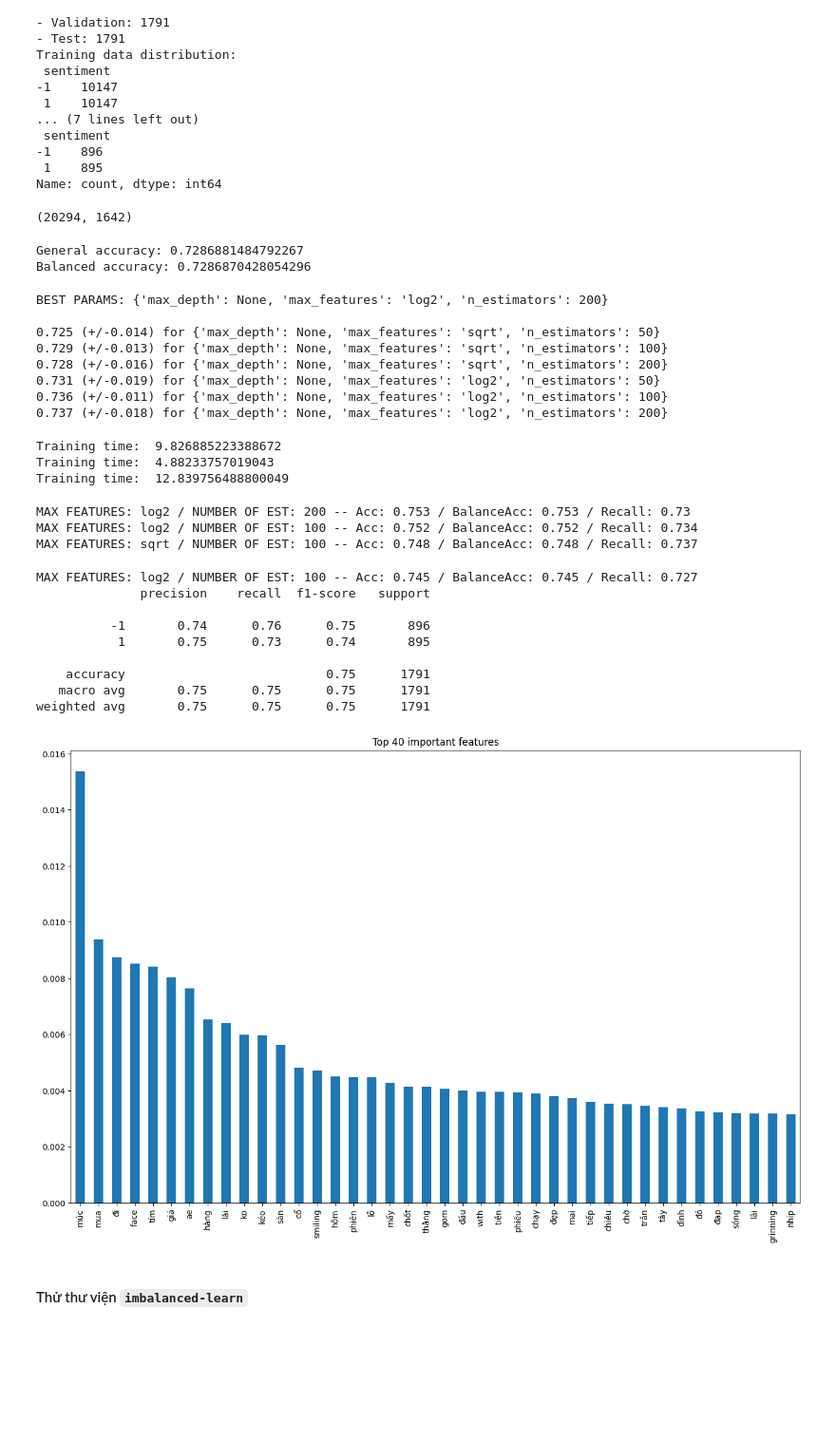
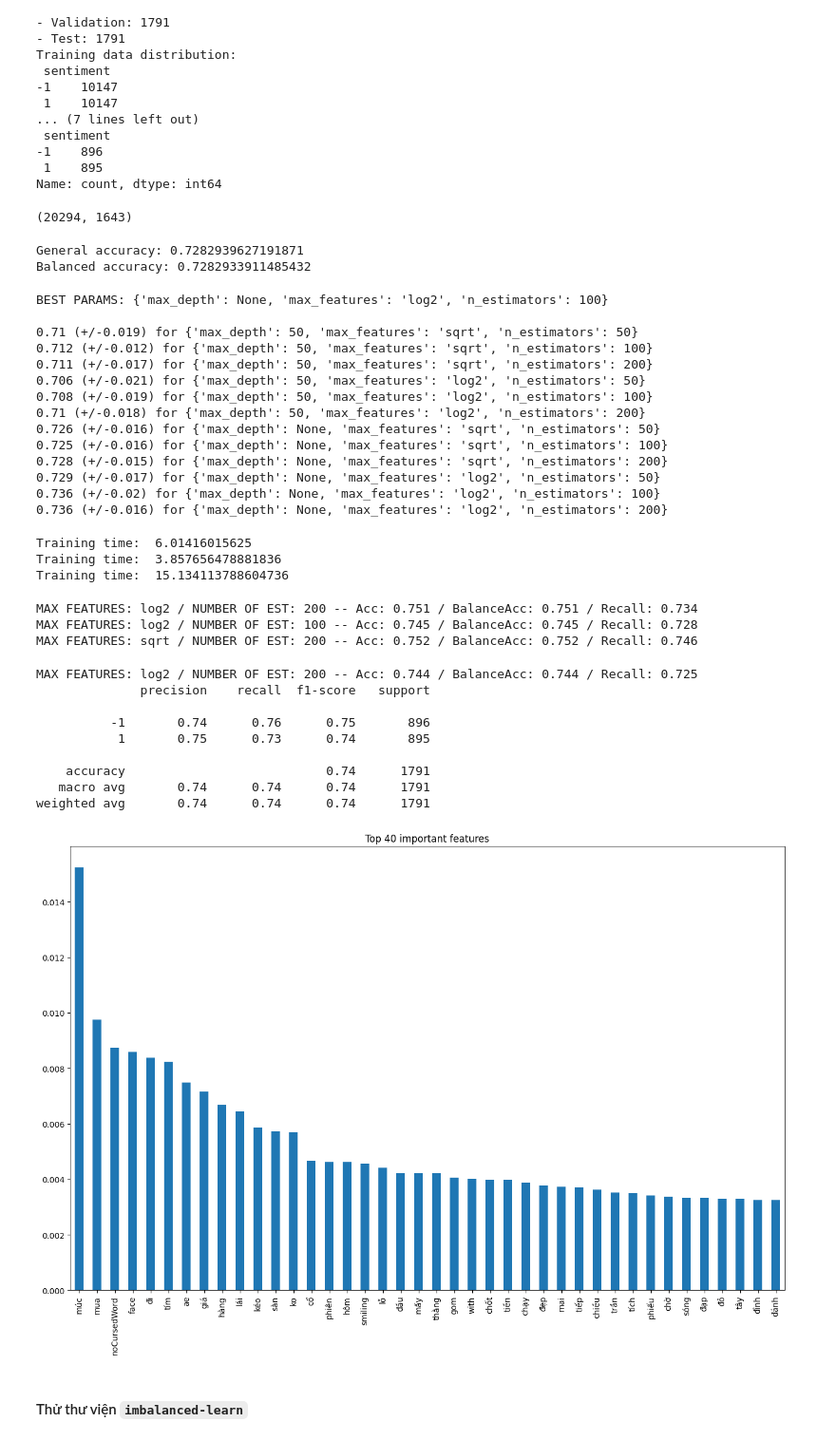
Before and after one commit to Legend0fHell/ait2006-data-processing-final, a Jupyter notebook: sentiment_v2.ipynb, the cells around one changed output. Shown: that part at 95% size. Cells and saved outputs as stored; diff of their text form; code cells hidden in the pictures; blank space fills up the shorter version.

Commit message:
fix: added curse word into features list

```diff
--- a/sentiment_v2.ipynb
+++ b/sentiment_v2.ipynb
@@ -193,11 +193,13 @@ tfidf_vect_fitted=tfidf.fit(posts_after_cleaned_orig['originalContent'])
 
 # Vectorize the training data
 X_train=vectorize(X_train_pre['originalContent'],tfidf_vect_fitted)
+X_train['noCursedWord'] = X_train_pre['noCursedWord']
+
 y_train=y_train_pre.copy()
 
 X_train.shape
 # %% [output]
-(20294, 1642)
+(20294, 1643)
 # %%
 def print_results(results):
     print('BEST PARAMS: {}\n'.format(results.best_params_))
@@ -218,8 +220,8 @@ cv_res = cross_validate(rf, X_train, y_train, scoring=scoring)
 print(f"General accuracy: {cv_res["test_accuracy"].mean()}")
 print(f"Balanced accuracy: {cv_res["test_balanced_accuracy"].mean()}")
 # %% [output]
-General accuracy: 0.7286881484792267
-Balanced accuracy: 0.7286870428054296
+General accuracy: 0.7282939627191871
+Balanced accuracy: 0.7282933911485432
 # %%
 # Hyperparameter tuning with GridSearchCV
 from sklearn.model_selection import GridSearchCV
@@ -228,25 +230,28 @@ rf = RandomForestClassifier()
 parameters = {
     'n_estimators': [50,100,200],
     'max_features': ['sqrt', 'log2'],
-    'max_depth': [None]
+    'max_depth': [50,None]
 }
 
 cv = GridSearchCV(rf,parameters, n_jobs=-1)
 
-X_val=vectorize(X_val_pre['originalContent'], tfidf_vect_fitted)
-y_val=y_val_pre.copy()
-
 cv.fit(X_train,y_train.values.ravel())
 print_results(cv)
 # %% [output]
-BEST PARAMS: {'max_depth': None, 'max_features': 'log2', 'n_estimators': 200}
+BEST PARAMS: {'max_depth': None, 'max_features': 'log2', 'n_estimators': 100}
 
-0.725 (+/-0.014) for {'max_depth': None, 'max_features': 'sqrt', 'n_estimators': 50}
-0.729 (+/-0.013) for {'max_depth': None, 'max_features': 'sqrt', 'n_estimators': 100}
-0.728 (+/-0.016) for {'max_depth': None, 'max_features': 'sqrt', 'n_estimators': 200}
-0.731 (+/-0.019) for {'max_depth': None, 'max_features': 'log2', 'n_estimators': 50}
-0.736 (+/-0.011) for {'max_depth': None, 'max_features': 'log2', 'n_estimators': 100}
-0.737 (+/-0.018) for {'max_depth': None, 'max_features': 'log2', 'n_estimators': 200}
+0.71 (+/-0.019) for {'max_depth': 50, 'max_features': 'sqrt', 'n_estimators': 50}
+0.712 (+/-0.012) for {'max_depth': 50, 'max_features': 'sqrt', 'n_estimators': 100}
+0.711 (+/-0.017) for {'max_depth': 50, 'max_features': 'sqrt', 'n_estimators': 200}
+0.706 (+/-0.021) for {'max_depth': 50, 'max_features': 'log2', 'n_estimators': 50}
+0.708 (+/-0.019) for {'max_depth': 50, 'max_features': 'log2', 'n_estimators': 100}
+0.71 (+/-0.018) for {'max_depth': 50, 'max_features': 'log2', 'n_estimators': 200}
+0.726 (+/-0.016) for {'max_depth': None, 'max_features': 'sqrt', 'n_estimators': 50}
+0.725 (+/-0.016) for {'max_depth': None, 'max_features': 'sqrt', 'n_estimators': 100}
+0.728 (+/-0.015) for {'max_depth': None, 'max_features': 'sqrt', 'n_estimators': 200}
+0.729 (+/-0.017) for {'max_depth': None, 'max_features': 'log2', 'n_estimators': 50}
+0.736 (+/-0.02) for {'max_depth': None, 'max_features': 'log2', 'n_estimators': 100}
+0.736 (+/-0.016) for {'max_depth': None, 'max_features': 'log2', 'n_estimators': 200}
 # %%
 # Evaluate the model with optimal hyperparameters, using the validation set
 import time
@@ -268,20 +273,21 @@ end = time.time()
 print("Training time: ", end - start)
 
 start = time.time()
-rf3 = RandomForestClassifier(n_estimators=100, max_features = 'sqrt', max_depth=None, n_jobs=-1)
+rf3 = RandomForestClassifier(n_estimators=200, max_features = 'sqrt', max_depth=None, n_jobs=-1)
 rf3.fit(X_train, y_train.values.ravel())
 end = time.time()
 
 print("Training time: ", end - start)
 # %% [output]
-Training time:  9.826885223388672
-Training time:  4.88233757019043
-Training time:  12.839756488800049
+Training time:  6.01416015625
+Training time:  3.857656478881836
+Training time:  15.134113788604736
 # %%
 from sklearn.metrics import accuracy_score, recall_score, balanced_accuracy_score
 
 # Vectorize the validation data
 X_val=vectorize(X_val_pre['originalContent'], tfidf_vect_fitted)
+X_val['noCursedWord'] = X_val_pre['noCursedWord']
 y_val=y_val_pre.copy()
 
 # Evaluate the models
@@ -296,15 +302,16 @@ for mdl in [rf1,rf2,rf3]:
                                                                          bal_acc,
                                                                          recall))
 # %% [output]
-MAX FEATURES: log2 / NUMBER OF EST: 200 -- Acc: 0.753 / BalanceAcc: 0.753 / Recall: 0.73
-MAX FEATURES: log2 / NUMBER OF EST: 100 -- Acc: 0.752 / BalanceAcc: 0.752 / Recall: 0.734
-MAX FEATURES: sqrt / NUMBER OF EST: 100 -- Acc: 0.748 / BalanceAcc: 0.748 / Recall: 0.737
+MAX FEATURES: log2 / NUMBER OF EST: 200 -- Acc: 0.751 / BalanceAcc: 0.751 / Recall: 0.734
+MAX FEATURES: log2 / NUMBER OF EST: 100 -- Acc: 0.745 / BalanceAcc: 0.745 / Recall: 0.728
+MAX FEATURES: sqrt / NUMBER OF EST: 200 -- Acc: 0.752 / BalanceAcc: 0.752 / Recall: 0.746
 # %%
 X_test = vectorize(X_test_pre['originalContent'],tfidf_vect_fitted)
+X_test['noCursedWord'] = X_test_pre['noCursedWord']
 y_test = y_test_pre.copy()
 
 # Choose the best model, based on the validation set
-mdl = rf2
+mdl = rf1
 y_pred = mdl.predict(X_test)
 accuracy = round(accuracy_score(y_test,y_pred), 3)
 bal_acc = round(balanced_accuracy_score(y_test,y_pred), 3)
@@ -319,22 +326,22 @@ print('MAX FEATURES: {} / NUMBER OF EST: {} -- Acc: {} / BalanceAcc: {} / Recall
 from sklearn.metrics import classification_report
 print(classification_report(y_test, y_pred))
 # %% [output]
-MAX FEATURES: log2 / NUMBER OF EST: 100 -- Acc: 0.745 / BalanceAcc: 0.745 / Recall: 0.727
+MAX FEATURES: log2 / NUMBER OF EST: 200 -- Acc: 0.744 / BalanceAcc: 0.744 / Recall: 0.725
               precision    recall  f1-score   support
 
           -1       0.74      0.76      0.75       896
            1       0.75      0.73      0.74       895
 
-    accuracy                           0.75      1791
-   macro avg       0.75      0.75      0.75      1791
-weighted avg       0.75      0.75      0.75      1791
+    accuracy                           0.74      1791
+   macro avg       0.74      0.74      0.74      1791
+weighted avg       0.74      0.74      0.74      1791
 # %%
-feat_importances = pd.Series(rf2.feature_importances_, index=X_train.columns)
+feat_importances = pd.Series(rf1.feature_importances_, index=X_train.columns)
 feat_importances.nlargest(40).plot(kind='bar',figsize=(16,10))
 plt.title("Top 40 important features")
 plt.show()
 # %% [output]
-[figure, old version]
+[figure, new version]
 # %% [markdown]
 #### Thử thư viện `imbalanced-learn`
 # %%
```
Also changed, not shown: parts of 4 cells of this notebook.
